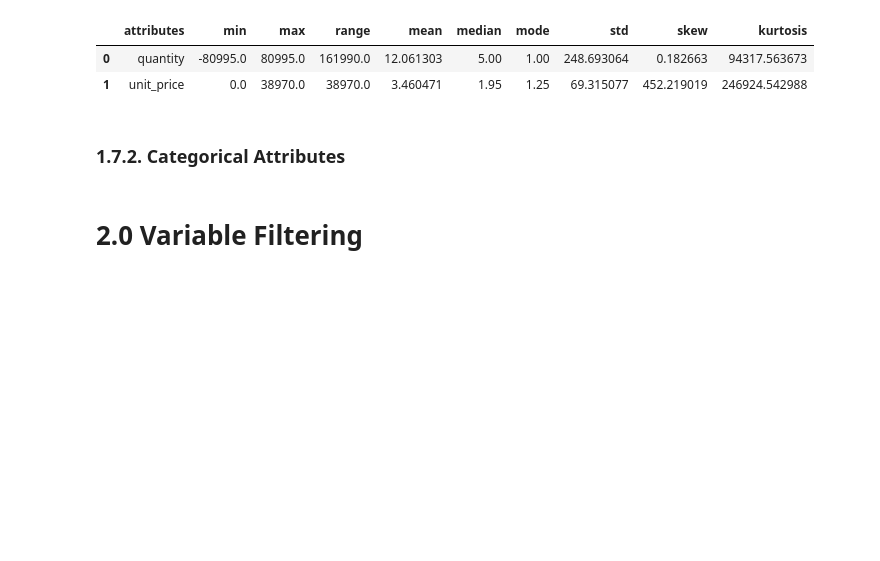
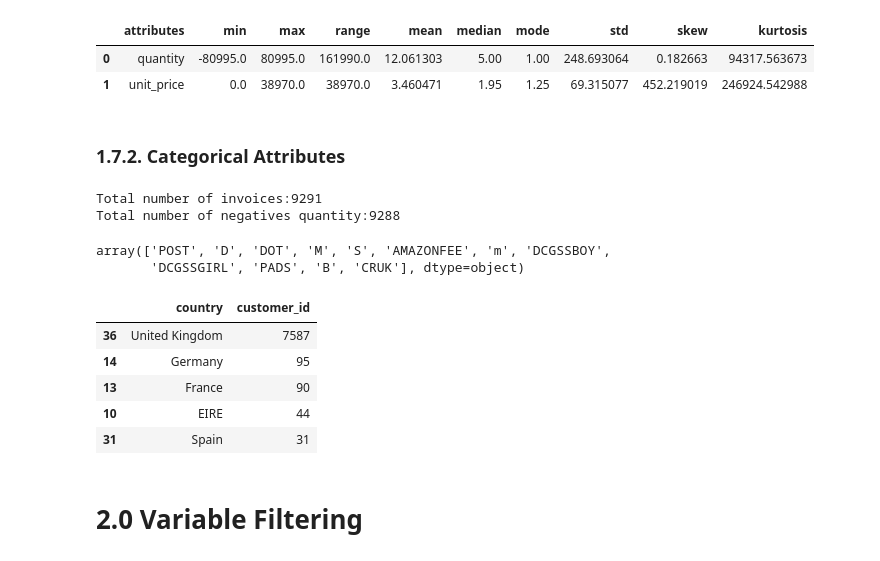
Before and after one commit to HenriqueCR1291/All-in-one-place, a Jupyter notebook: m02_all in one place.ipynb, the cells around one changed output. Saved outputs shown, nothing was run; the diff lists cells and outputs as text; code cells hidden in the pictures; blank space fills up the shorter version.

```diff
--- a/m02_all in one place.ipynb
+++ b/m02_all in one place.ipynb
@@ -176,3 +159,6 @@ country              0
 dtype: int64
 # %% [markdown]
 ## 1.5. Replace NA
+# %%
+df_missing = df1.loc[df1['customer_id'].isna(),:]
+df_not_missing = df1.loc[~df1['customer_id'].isna(),:]
@@ -179,3 +171,16 @@ dtype: int64
+# %%
+#create reference
+df_backup = pd.DataFrame(df_missing['invoice_no'].drop_duplicates())
+df_backup['customer_id'] = np.arange(19000, 19000+len(df_backup),1)
+
+#merge
+df1 = pd.merge(df1, df_backup, on='invoice_no', how='left')
+
+#coalesce
+df1['customer_id'] = df1['customer_id_x'].combine_first(df1['customer_id_y'])
+
+#drop
+df1 = df1.drop(columns=['customer_id_x','customer_id_y'],axis=1)
 # %%
 df1 = df1.dropna(subset=['description', 'customer_id'])
 print('% dataset removed: {:.2f}'.format(1 - (df1.shape[0]/df.shape[0])))
@@ -232,5 +237,35 @@ m
 | 1 | unit_price | 0.0 | 38970.0 | 38970.0 | 3.460471 | 1.95 | 1.25 | 69.315077 | 452.219019 | 246924.542988 |
 # %% [markdown]
 ### 1.7.2. Categorical Attributes
+# %%
+#invoice no
+df_letter_invoices = df1.loc[df1['invoice_no'].apply(lambda x: bool(re.search('[^0-9]+',x))),:]
+df_letter_invoices.head()
+
+print('Total number of invoices:{}'.format(len(df_letter_invoices)))
+print('Total number of negatives quantity:{}'.format(len(df_letter_invoices[df_letter_invoices['quantity']<0])))
+# %% [output]
+Total number of invoices:9291
+Total number of negatives quantity:9288
+# %%
+#check stock code
+df1.loc[df1['stock_code'].apply(lambda x: bool(re.search('^[a-zA-Z]+$',x))),'stock_code'].unique()
+# %% [output]
+array(['POST', 'D', 'DOT', 'M', 'S', 'AMAZONFEE', 'm', 'DCGSSBOY',
+       'DCGSSGIRL', 'PADS', 'B', 'CRUK'], dtype=object)
+# %%
+#country
+df1['country'].unique()
+
+df1['country'].value_counts(normalize=True).head()
+
+df1[['customer_id', 'country']].drop_duplicates().groupby('country').count().reset_index().sort_values('customer_id', ascending=False).head()
+# %% [output]
+|  | country | customer_id |
+| 36 | United Kingdom | 7587 |
+| 14 | Germany | 95 |
+| 13 | France | 90 |
+| 10 | EIRE | 44 |
+| 31 | Spain | 31 |
 # %%
 #invoice
```
Also changed, not shown: parts of 18 cells of this notebook.
